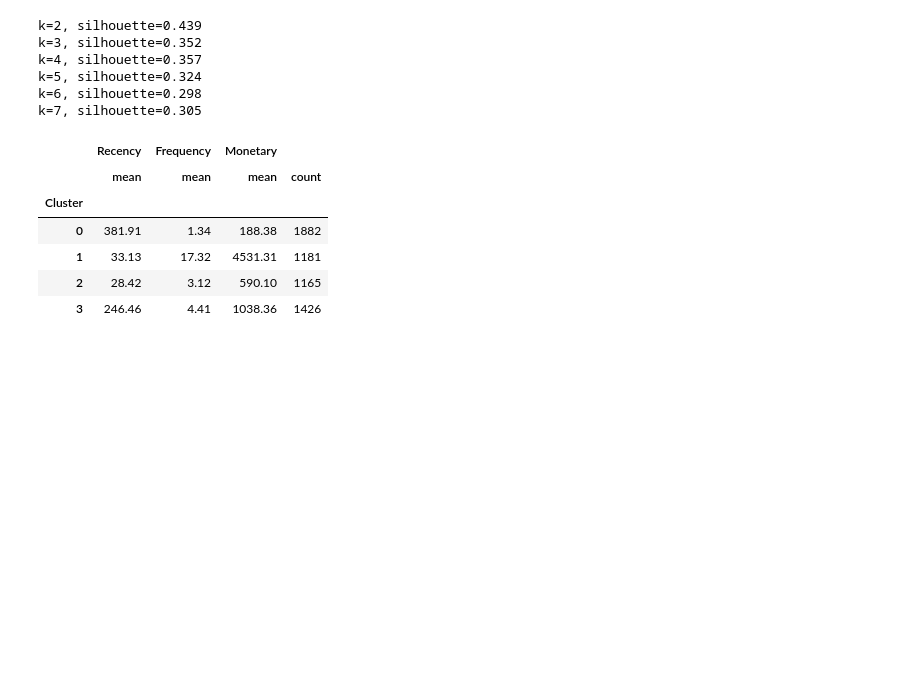
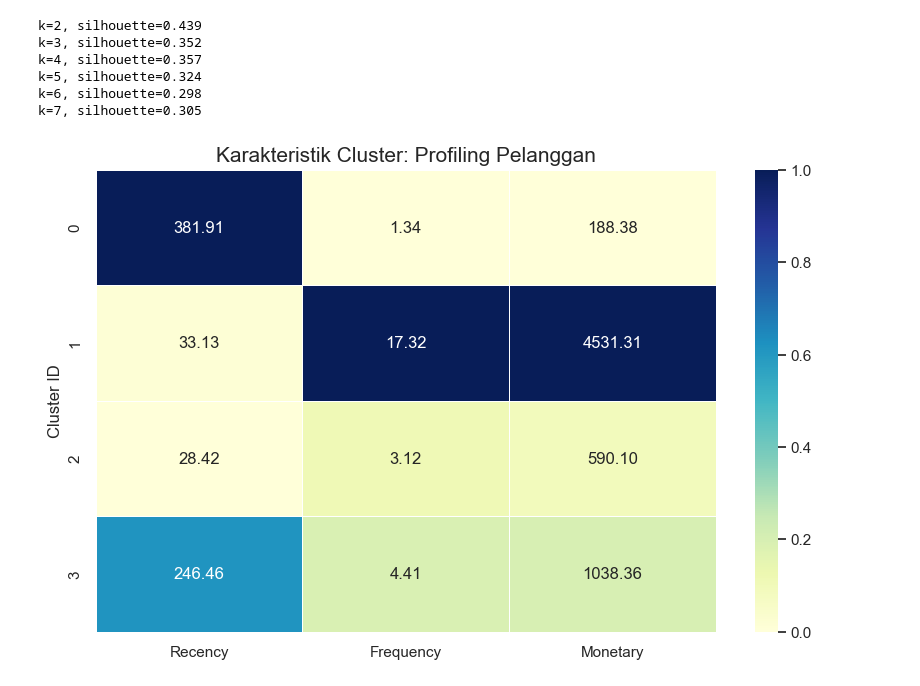
Before and after one commit to hansdarmawann/or2mrfm-1, a Jupyter notebook: notebooks/code.ipynb, the cells around one changed output. Saved outputs shown, nothing was run; the diff lists cells and outputs as text; code cells hidden in the pictures; blank space fills up the shorter version.

Commit message:
Transform df into sns heatmap.

```diff
--- a/notebooks/code.ipynb
+++ b/notebooks/code.ipynb
@@ -212,25 +212,39 @@ k=7, silhouette=0.305
 # %%
 # 1. Jalankan K-Means dengan K pilihanmu (contoh k=4)
 k_optimal = 4
 kmeans = KMeans(n_clusters=k_optimal, random_state=42, n_init=10)
 rfm['Cluster'] = kmeans.fit_predict(df_scaled)
 
 # 2. Cek rata-rata tiap cluster untuk interpretasi
 cluster_analysis = rfm.groupby('Cluster').agg({
     'Recency': 'mean',
     'Frequency': 'mean',
     'Monetary': ['mean', 'count']
 }).round(2)
 
-display(cluster_analysis)
+# 1. Ambil hanya nilai 'mean' dan buang kolom 'count'
+heatmap_data = cluster_analysis.drop(columns=('Monetary', 'count'))
+
+# 2. Flatten Multi-index columns (menghilangkan level 'mean')
+heatmap_data.columns = ['Recency', 'Frequency', 'Monetary']
+
+# 3. Normalisasi data (0-1) khusus untuk pewarnaan saja
+# Ini supaya warna 'Frequency' yang kecil tidak kalah terang dengan 'Monetary' yang besar
+heatmap_norm = (heatmap_data - heatmap_data.min()) / (heatmap_data.max() - heatmap_data.min())
+
+# 4. Plot Heatmap
+plt.figure(figsize=(10, 6))
+sns.heatmap(data=heatmap_norm,
+            annot=heatmap_data, # Tampilkan angka asli
+            fmt='.2f',
+            cmap='YlGnBu',
+            linewidths=.5)
+
+plt.title('Karakteristik Cluster: Profiling Pelanggan', fontsize=15)
+plt.ylabel('Cluster ID')
+plt.show()
 # %% [output]
-|  | Recency | Frequency | Monetary |  |
-|  | mean | mean | mean | count |
-| Cluster |  |  |  |  |
-| 0 | 381.91 | 1.34 | 188.38 | 1882 |
-| 1 | 33.13 | 17.32 | 4531.31 | 1181 |
-| 2 | 28.42 | 3.12 | 590.10 | 1165 |
-| 3 | 246.46 | 4.41 | 1038.36 | 1426 |
+[figure, added]
 # %%
 import plotly.express as px
 
```
